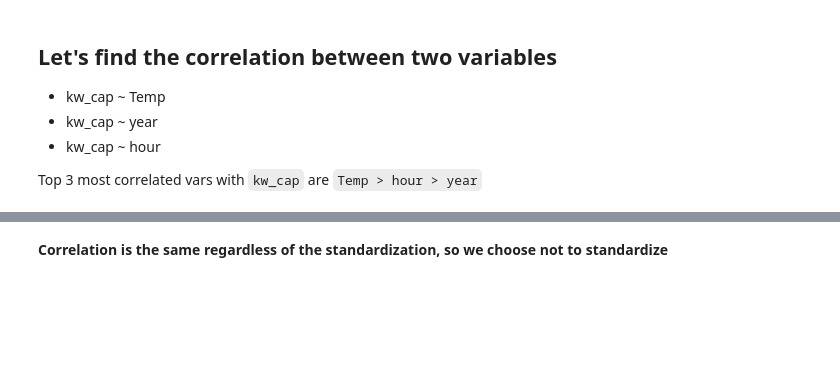
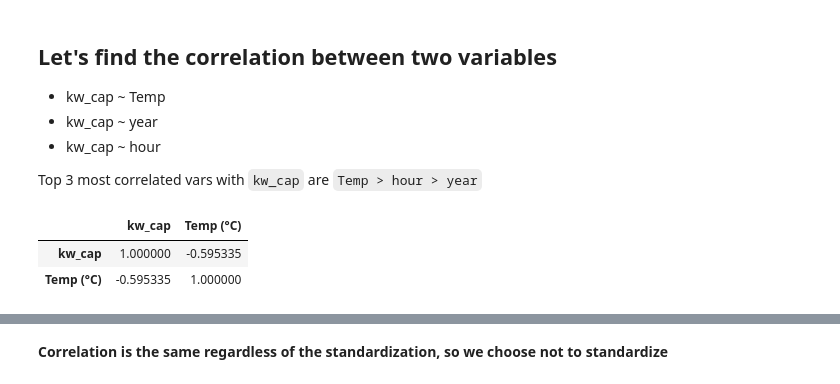
Before and after one commit to A-R-Yazdi/Remote-communities-, a Jupyter notebook: notebooks/Multivariate_with_exogenous_data_LingJun.ipynb, the cells around one changed output, grey strips where cells are left out. Drawn from its saved outputs; the diff is of its cells as text; code cells hidden in the pictures; blank space fills up the shorter version.

Commit message:
Tested different correlations: spearman, kendall.

```diff
--- a/notebooks/Multivariate_with_exogenous_data_LingJun.ipynb
+++ b/notebooks/Multivariate_with_exogenous_data_LingJun.ipynb
@@ -170,7 +170,10 @@ __Sanity check__: verify that the data mean and std are `0` and `1`
 
 Top 3 most correlated vars with  `kw_cap` are `Temp > hour > year`
 # %%
-# # df1_processed[["kw_cap", "Temp (°C)", "year", "month", "day", "hour"]].corr(method="pearson")
-# df1_processed[["kw_cap", "Temp (°C)"]].corr(method="pearson")
+# df1_processed[["kw_cap", "Temp (°C)", "year", "month", "day", "hour"]].corr(method="pearson")
+df[["kw_cap", "Temp (°C)"]].corr(method="spearman")
 # %% [output]
+|  | kw_cap | Temp (°C) |
+| kw_cap | 1.000000 | -0.595335 |
+| Temp (°C) | -0.595335 | 1.000000 |
 [interactive output not drawn]
```
Also changed, not shown: parts of 5 cells of this notebook.
